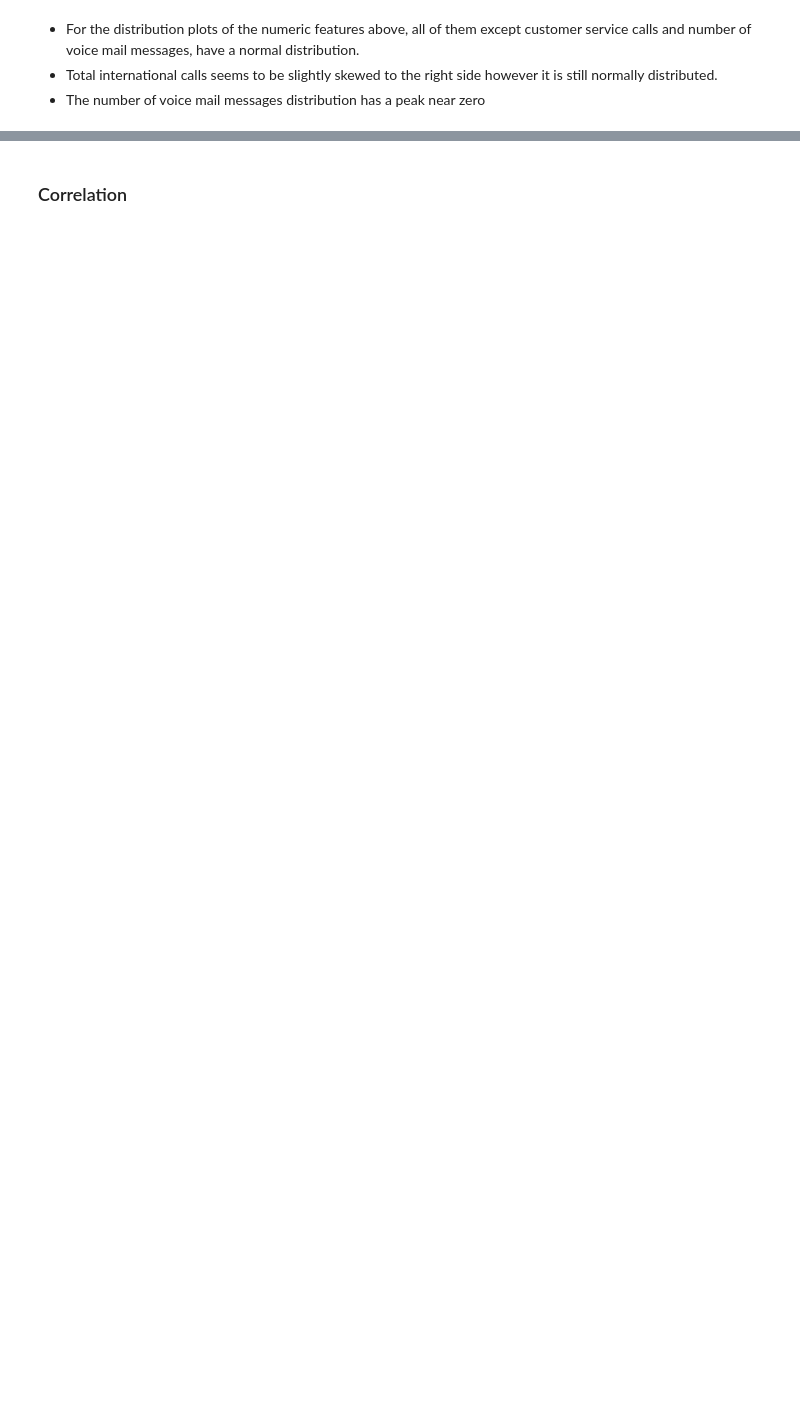
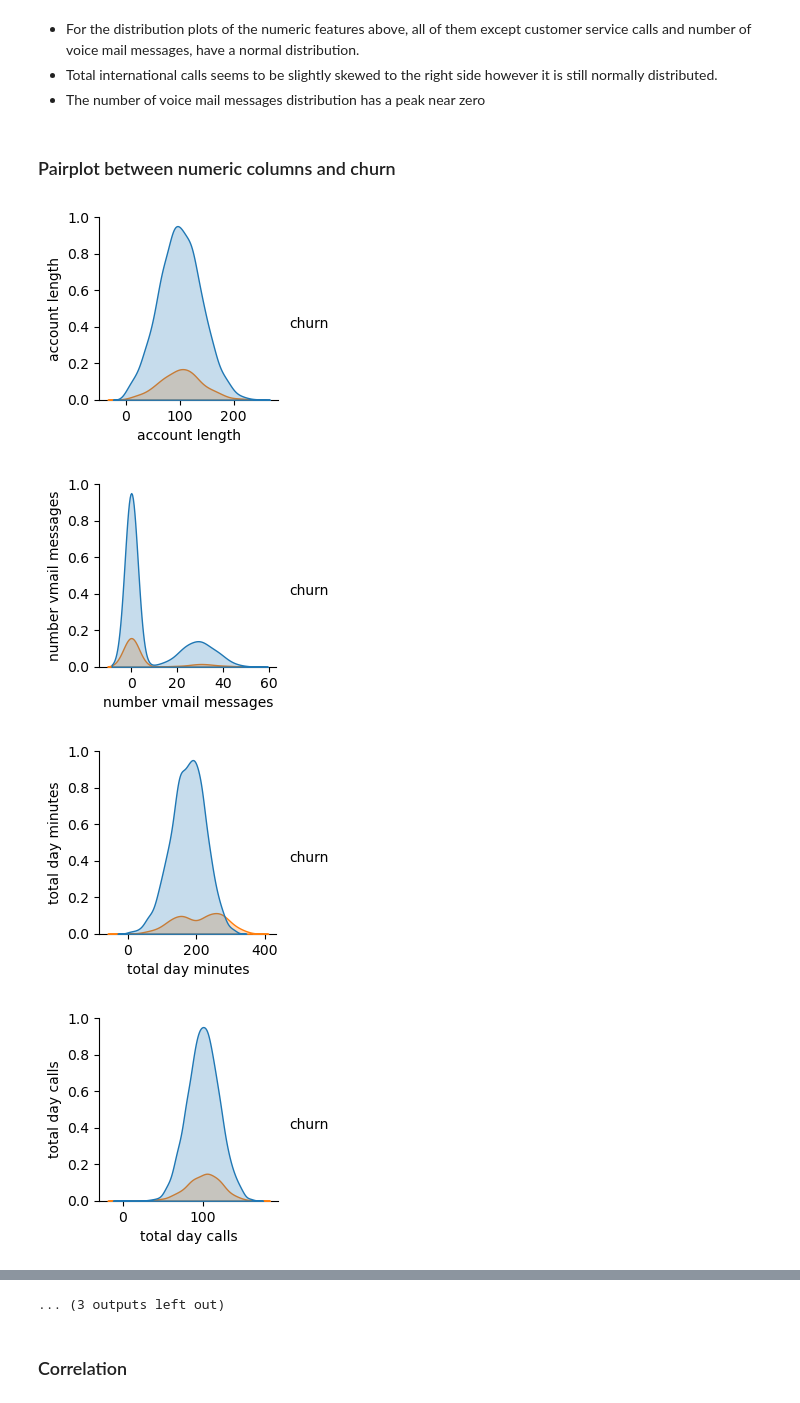
Before and after one commit to billymwangi/telcom-churn-project, a Jupyter notebook: index.ipynb, the cells around one changed output, grey strips where cells are left out. Saved outputs shown, nothing was run; the diff lists cells and outputs as text; code cells hidden in the pictures; blank space fills up the shorter version.

Commit message:
pairplots

```diff
--- a/index.ipynb
+++ b/index.ipynb
@@ -296,3 +296,24 @@ plt.show()
 * For the distribution plots of the numeric features above, all of them except customer service calls and number of voice mail messages, have a normal distribution.
 * Total international calls seems to be slightly skewed to the right side however it is still normally distributed.
 * The number of voice mail messages distribution has a peak near zero
+# %% [markdown]
+### Pairplot between numeric columns and churn
+# %%
+# Select the numeric columns and the 'churn' column
+selected_columns = ['churn'] + numeric_cols
+
+# Subset the data with the selected columns
+subset_data = df[selected_columns]
+
+# Convert 'churn' column to string type (if not already)
+subset_data['churn'] = subset_data['churn'].astype(str)
+
+# Iterate over the numeric columns and create pair plots
+for col in numeric_cols:
+    sns.pairplot(data=subset_data, hue='churn', x_vars=[col], y_vars=[col])
+    plt.show()
+# %% [output]
+[figure, added]
+[figure, added]
+[figure, added]
+[figure, added]
@@ -299,3 +328,4 @@ plt.show()
+... (3 outputs left out)
 # %% [markdown]
 ### Correlation
 # %%
```
Also changed, not shown: parts of 1 cell of this notebook, 15 other files.
